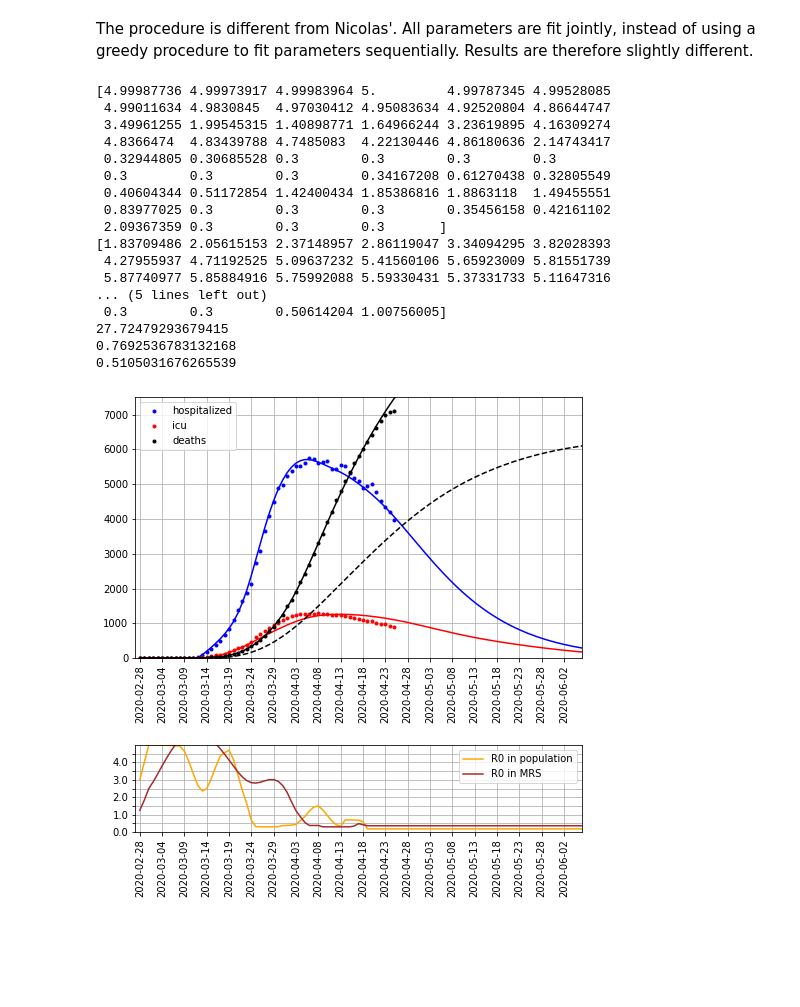
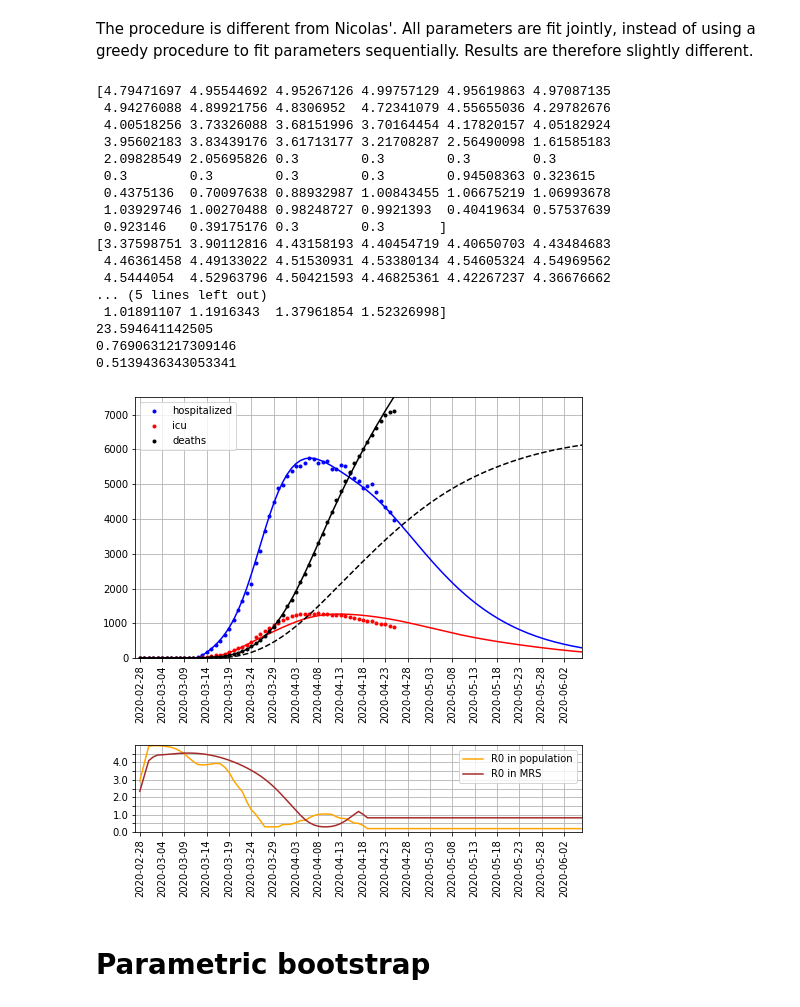
Before and after one commit to glouppe/covid19be, a Jupyter notebook: vdwnico-reimplementation-consolidated.ipynb, the cells around one changed output. Saved outputs shown, nothing was run; the diff lists cells and outputs as text; code cells hidden in the pictures; blank space fills up the shorter version.

```diff
--- a/vdwnico-reimplementation-consolidated.ipynb
+++ b/vdwnico-reimplementation-consolidated.ipynb
@@ -214,4 +244,6 @@ from scipy.special import gammaln
 # %%
+from scipy.optimize import minimize
+
 # Pack-unpack helpers for passing parameters around
 def pack(r0, r0_rms, i0, gg, dea):
     v = np.zeros(len(r0) + len(r0_rms) + 3)
@@ -225,16 +257,14 @@ def pack(r0, r0_rms, i0, gg, dea):
 def unpack(v):
     return v[:(len(v)-3)//2], v[(len(v)-3)//2:len(v)-3], v[-3], v[-2], v[-1]
 
-# Log-likelihood functions to minimize
-def normal_logpdf(x, mu, sigma=1):
-    return norm.logpdf(x, loc=mu, scale=sigma).sum()
+# Fit
+def fit(data, logpdf=poisson_logpdf, opts=hyper_parameters):
+    # Load hyper-parameters
+    window = opts["window"]
+    frac_dh = opts["frac_dh"]
 
-def poisson_logpdf(x, mu, sigma=None):
-    return (x * np.log(mu.astype(float) + 1e-10) - mu - gammaln(x.astype(float) + 1e-10)).sum()
-
-# Fit
-def fit(data):
-    def cost(x, logpdf=poisson_logpdf):
+    # Cost
+    def cost(x):
         # parameters
         r0, r0_mrs, i0, gg, dea = unpack(x)
 
@@ -273,39 +303,39 @@ def fit(data):
     bounds.append((0.4, 0.6))
 
     # fit
-    res = minimize(cost, x0=x0, bounds=bounds, options={"maxfun": 100000})
+    res = minimize(cost, x0=x0, bounds=bounds, options={"maxfun": 25000})
 
     return unpack(res.x)
 # %%
-r0, r0_mrs, i0, gg, dea = fit(data)
+theta = fit(data)
+r0, r0_mrs, i0, gg, dea = theta
 print(r0)
 print(r0_mrs)
 print(i0)
 print(gg)
 print(dea)
 # %% [output]
-[4.99987736 4.99973917 4.99983964 5.         4.99787345 4.99528085
- 4.99011634 4.9830845  4.97030412 4.95083634 4.92520804 4.86644747
- 3.49961255 1.99545315 1.40898771 1.64966244 3.23619895 4.16309274
- 4.8366474  4.83439788 4.7485083  4.22130446 4.86180636 2.14743417
- 0.32944805 0.30685528 0.3        0.3        0.3        0.3
- 0.3        0.3        0.3        0.34167208 0.61270438 0.32805549
- 0.40604344 0.51172854 1.42400434 1.85386816 1.8863118  1.49455551
- 0.83977025 0.3        0.3        0.3        0.35456158 0.42161102
- 2.09367359 0.3        0.3        0.3       ]
-[1.83709486 2.05615153 2.37148957 2.86119047 3.34094295 3.82028393
- 4.27955937 4.71192525 5.09637232 5.41560106 5.65923009 5.81551739
- 5.87740977 5.85884916 5.75992088 5.59330431 5.37331733 5.11647316
+[4.79471697 4.95544692 4.95267126 4.99757129 4.95619863 4.97087135
+ 4.94276088 4.89921756 4.8306952  4.72341079 4.55655036 4.29782676
+ 4.00518256 3.73326088 3.68151996 3.70164454 4.17820157 4.05182924
+ 3.95602183 3.83439176 3.61713177 3.21708287 2.56490098 1.61585183
+ 2.09828549 2.05695826 0.3        0.3        0.3        0.3
+ 0.3        0.3        0.3        0.3        0.94508363 0.323615
+ 0.4375136  0.70097638 0.88932987 1.00843455 1.06675219 1.06993678
+ 1.03929746 1.00270488 0.98248727 0.9921393  0.40419634 0.57537639
+ 0.923146   0.39175176 0.3        0.3       ]
+[3.37598751 3.90112816 4.43158193 4.40454719 4.40650703 4.43484683
+ 4.46361458 4.49133022 4.51530931 4.53380134 4.54605324 4.54969562
+ 4.5444054  4.52963796 4.50421593 4.46825361 4.42267237 4.36676662
 ... (5 lines left out)
- 0.3        0.3        0.50614204 1.00756005]
-27.72479293679415
-0.7692536783132168
-0.5105031676265539
+ 1.01891107 1.1916343  1.37961854 1.52326998]
+23.594641142505
+0.7690631217309146
+0.5139436343053341
 # %%
 # Plots
 n_futures = 365
-s, e, i, h, l, m, r = SEIR(r0, i0=i0, gg=gg, dea=dea, n_futures=n_futures)
-_, _, _, m_mrs, _ = SEIR_MRS(r0_mrs, n_futures=n_futures)
+s, e, i, h, l, m, m_mrs, r = simulate(theta, n_futures=n_futures)
 n_days = len(data)
 
 fig, ax = plt.subplots(2, 1, figsize=(8, 8), gridspec_kw={"height_ratios": (3,1)})
@@ -323,31 +353,34 @@ ax[0].set_ylim(0, 7500)
 ax[0].set_xlim(0, 100)
 ax[0].set_xticks(np.arange(1, 100, 5))
 ax[0].set_xticklabels([d.strftime('%Y-%m-%d') for d in pd.date_range(start="2020-02-28", end="2020-12-31")[:100:5]], rotation=90)
 ax[0].legend()
 
 # Plots R0s
+window = hyper_parameters["window"]
 _r0 = smoothen(r0)
 _r0_mrs = smoothen(r0_mrs)
 _r0 = np.concatenate((_r0, np.array([_r0[-1]] * (window + n_futures))))
 _r0_mrs = np.concatenate((_r0_mrs, np.array([_r0_mrs[-1]] * (window + n_futures))))
 
 ax[1].plot(range(1, n_days+1 + n_futures), _r0, c="orange", label="R0 in population")
 ax[1].plot(range(1, n_days+1 + n_futures), _r0_mrs, c="brown", label="R0 in MRS")
 ax[1].grid(which="both")
 ax[1].set_ylim(0, 5)
 ax[1].set_yticks(np.arange(0, 5, step=0.5))
 
 for j, label in enumerate(ax[1].get_yticklabels()):
     if j % 2 != 0:
         label.set_visible(False)
 ax[1].set_xlim(0, 100)
 ax[1].set_xticks(np.arange(1, 100, 5))
 ax[1].set_xticklabels([d.strftime('%Y-%m-%d') for d in pd.date_range(start="2020-02-28", end="2020-12-31")[:100:5]], rotation=90)
 ax[1].legend()
 
 plt.subplots_adjust(hspace=0.5)
 
 plt.savefig("plot.png")
 plt.show()
 # %% [output]
-[figure, old version]
+[figure, new version]
+# %% [markdown]
+# Parametric bootstrap
```
Also changed, not shown: parts of 8 cells of this notebook.
